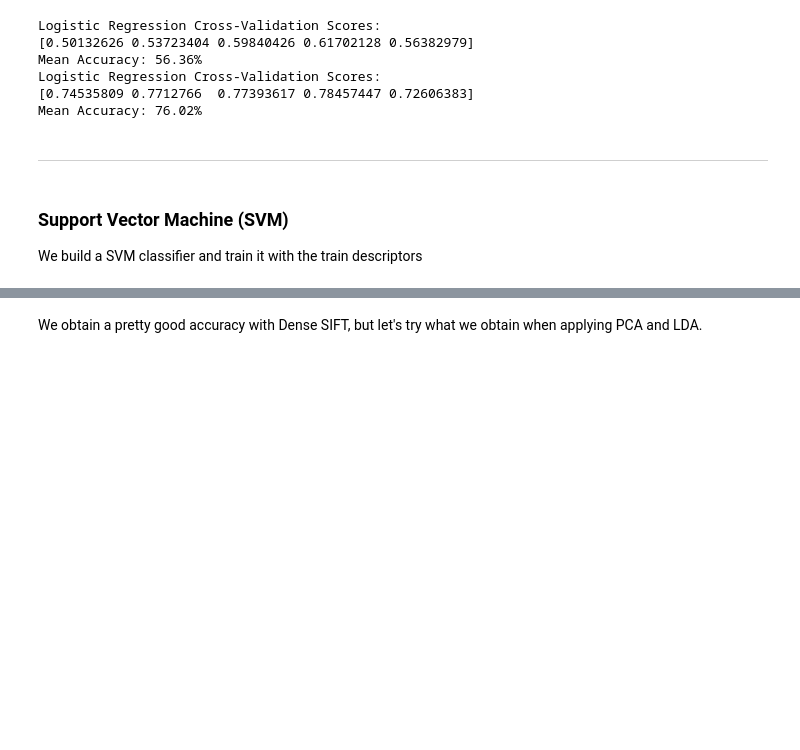
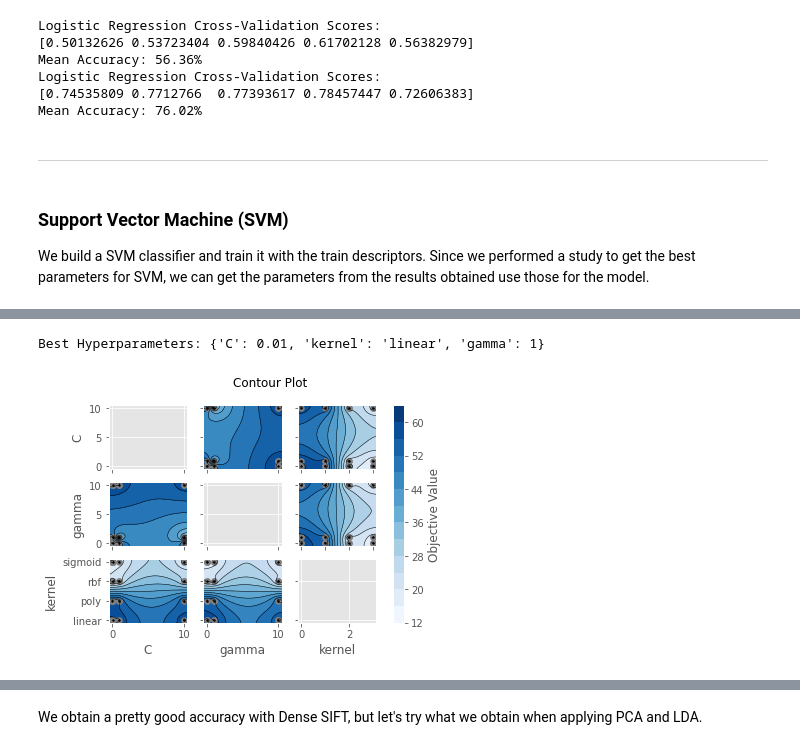
Before and after one commit to MCV-C3/project23-24-01, a Jupyter notebook: Task1/BagofVisualWords.ipynb, the cells around one changed output, grey strips where cells are left out. Cells and saved outputs as stored; diff of their text form; code cells hidden in the pictures; blank space fills up the shorter version.

```diff
--- a/Task1/BagofVisualWords.ipynb
+++ b/Task1/BagofVisualWords.ipynb
@@ -738,4 +739,15 @@ Mean Accuracy: 76.02%
 ------------------------------------------------------------------------------------------------------------------------------------------------
 # %% [markdown]
 ### Support Vector Machine (SVM)
-We build a SVM classifier and train it with the train descriptors
+We build a SVM classifier and train it with the train descriptors. Since we performed a study to get the best parameters for SVM, we can get the parameters from the results obtained use those for the model.
+# %%
+# Load the existing study from the database
+loaded_study = optuna.load_study(
+    study_name="svm_experiment", storage="sqlite:///svm.db"
+)
+optuna.visualization.matplotlib.plot_contour(loaded_study)
+
+# Get the best hyperparameters
+best_params = loaded_study.best_params
+print("Best Hyperparameters:", best_params)
+# %% [output]
@@ -742 +755,3 @@ We build a SVM classifier and train it with the train descriptors
+Best Hyperparameters: {'C': 0.01, 'kernel': 'linear', 'gamma': 1}
+[figure, added]
 # %%
```
Also changed, not shown: parts of 10 cells of this notebook, 2 other files.
